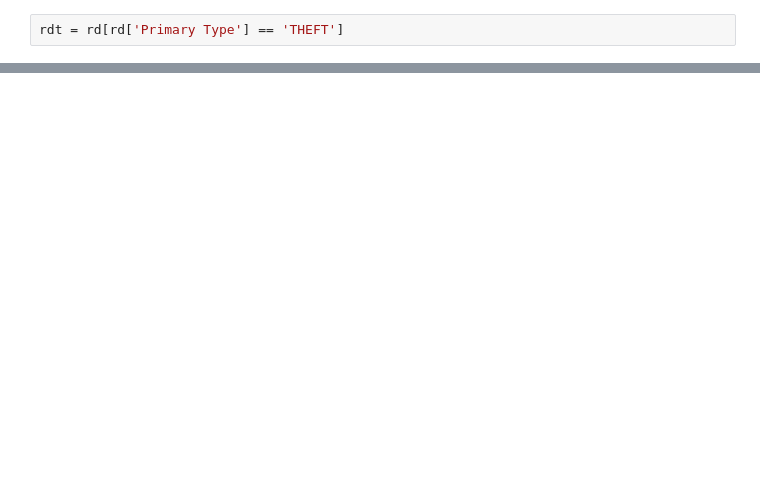
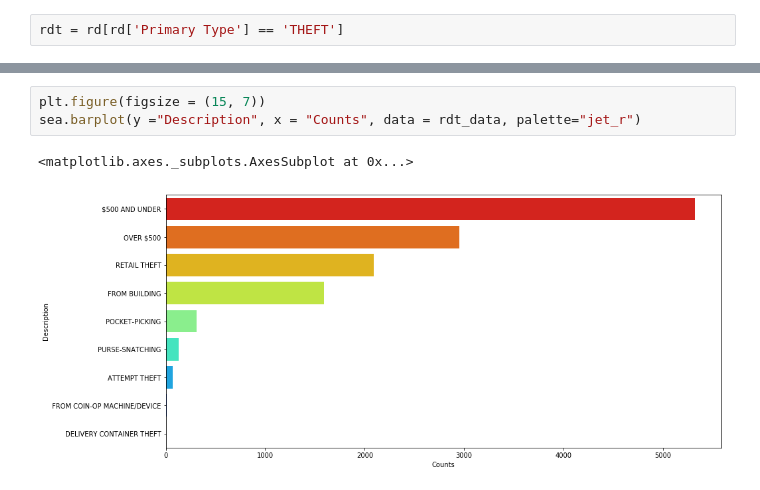
Before and after one commit to abhinav-bot/BigData, a Jupyter notebook: Chicagoc.BigData.ipynb, the cells around one changed output, grey strips where cells are left out. Saved outputs shown, nothing was run; the diff lists cells and outputs as text; blank space fills up the shorter version.

```diff
--- a/Chicagoc.BigData.ipynb
+++ b/Chicagoc.BigData.ipynb
@@ -178,0 +178,6 @@ rdt_data.head()
+# %%
+plt.figure(figsize = (15, 7))
+sea.barplot(y ="Description", x = "Counts", data = rdt_data, palette="jet_r")
+# %% [output]
+<matplotlib.axes._subplots.AxesSubplot at 0x...>
+[figure, added]
```
Also changed, not shown: parts of 15 cells of this notebook.
